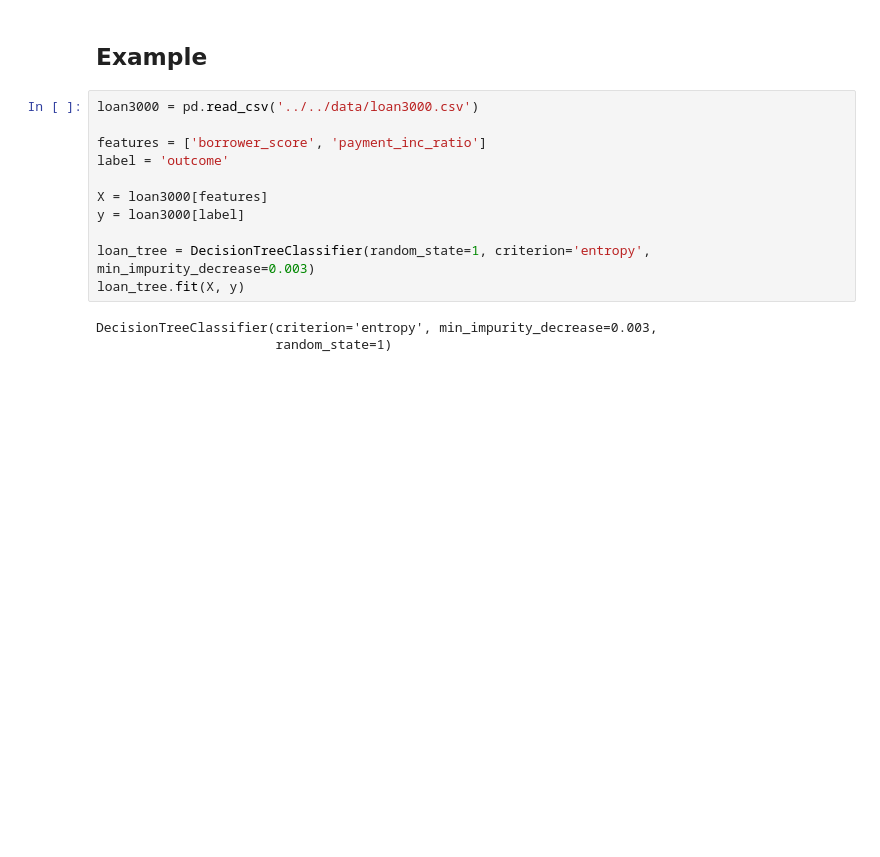
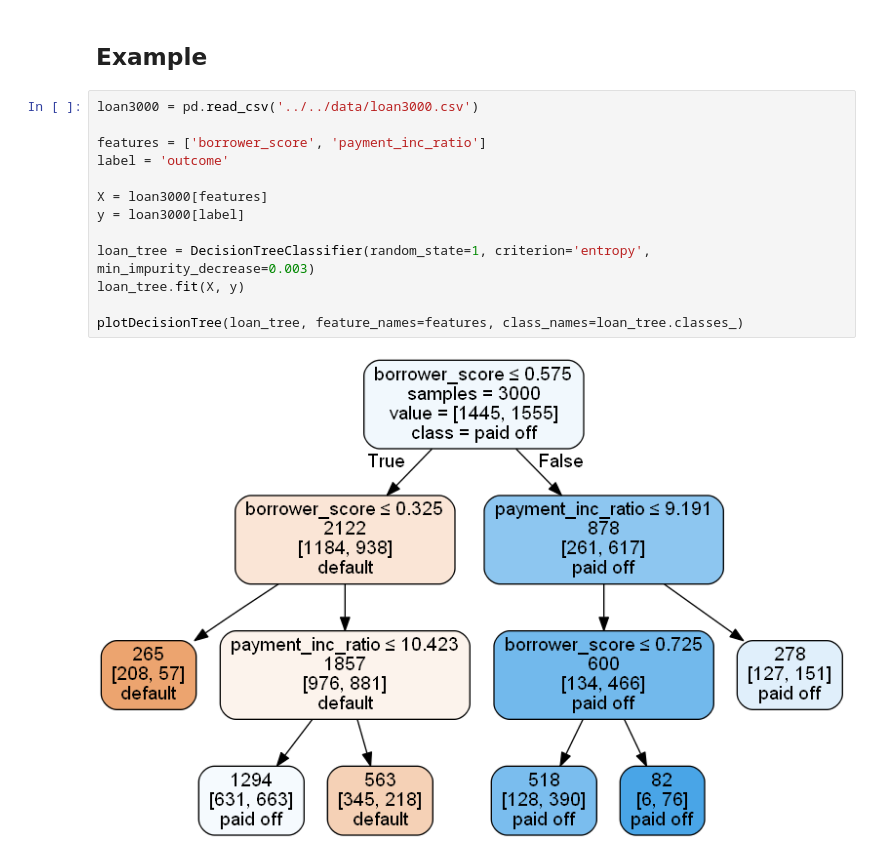
Before and after one commit to uk1996/Statistics, a Jupyter notebook: 6. 통계적 머신러닝/02. 트리 모델.ipynb, the cells around one changed output. Drawn from its saved outputs; the diff is of its cells as text; blank space fills up the shorter version.

```diff
--- a/6. 통계적 머신러닝/02. 트리 모델.ipynb
+++ b/6. 통계적 머신러닝/02. 트리 모델.ipynb
@@ -19,14 +19,15 @@ from dmba import plotDecisionTree
 # %%
 loan3000 = pd.read_csv('../../data/loan3000.csv')
 
 features = ['borrower_score', 'payment_inc_ratio']
 label = 'outcome'
 
 X = loan3000[features]
 y = loan3000[label]
 
 loan_tree = DecisionTreeClassifier(random_state=1, criterion='entropy', min_impurity_decrease=0.003)
 loan_tree.fit(X, y)
+
+plotDecisionTree(loan_tree, feature_names=features, class_names=loan_tree.classes_)
 # %% [output]
-DecisionTreeClassifier(criterion='entropy', min_impurity_decrease=0.003,
-                       random_state=1)
+[figure, added]
```
